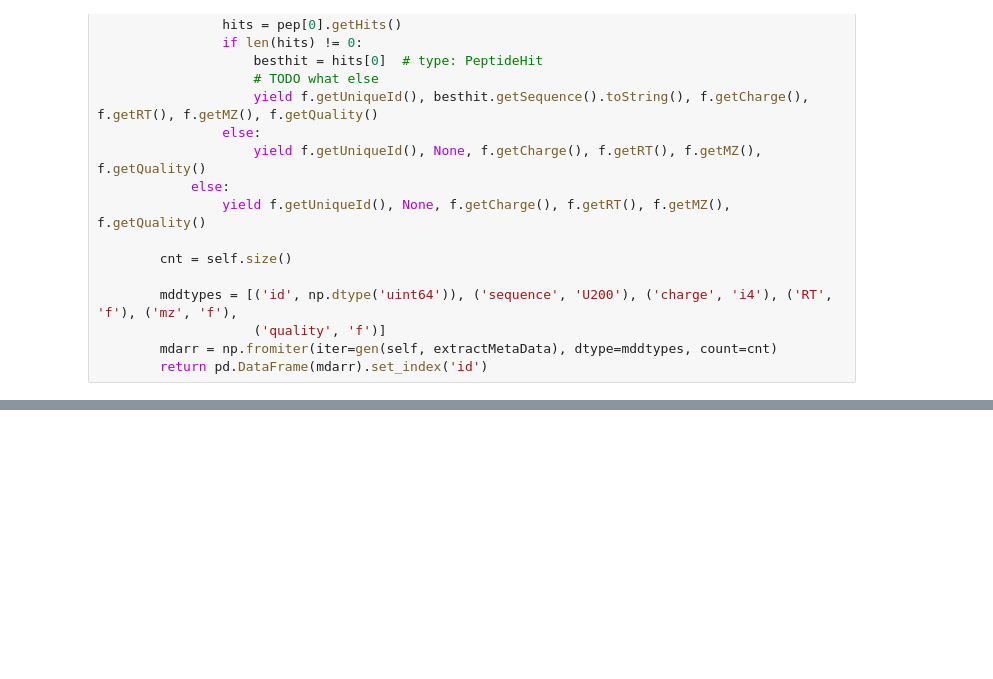
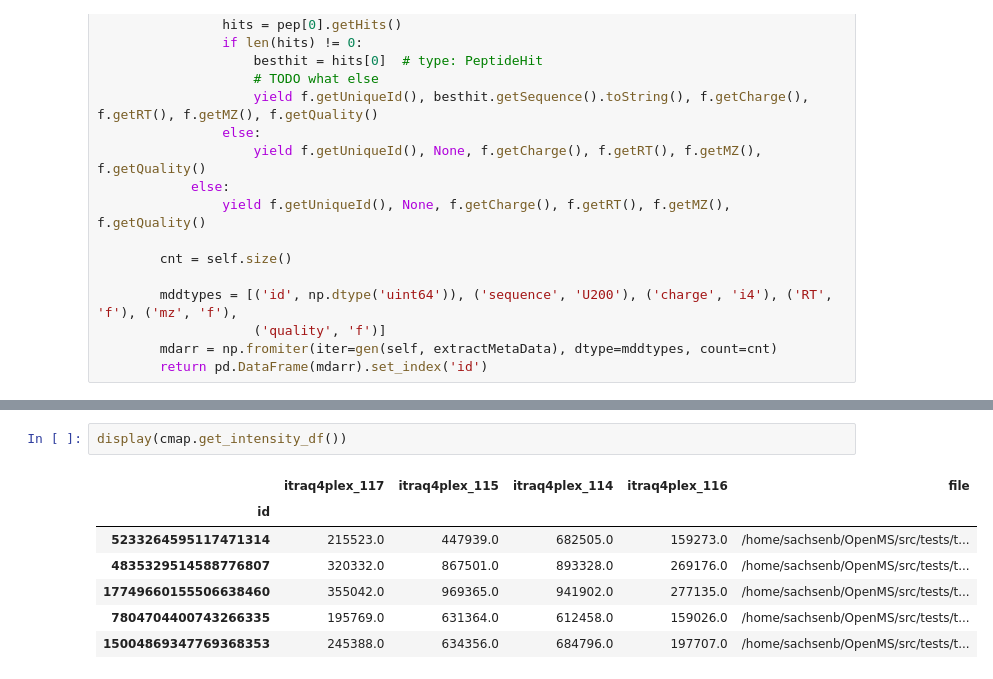
Before and after one commit to jpfeuffer/pyopenmspandas, a Jupyter notebook: PyopenmsPandas.ipynb, the cells around one changed output, grey strips where cells are left out. Saved outputs shown, nothing was run; the diff lists cells and outputs as text; blank space fills up the shorter version.

```diff
--- a/PyopenmsPandas.ipynb
+++ b/PyopenmsPandas.ipynb
@@ -152,0 +173,10 @@ id
+# %%
+display(cmap.get_intensity_df())
+# %% [output]
+|  | itraq4plex_117 | itraq4plex_115 | itraq4plex_114 | itraq4plex_116 | file |
+| id |  |  |  |  |  |
+| 5233264595117471314 | 215523.0 | 447939.0 | 682505.0 | 159273.0 | /home/sachsenb/OpenMS/src/tests/t... |
+| 4835329514588776807 | 320332.0 | 867501.0 | 893328.0 | 269176.0 | /home/sachsenb/OpenMS/src/tests/t... |
+| 17749660155506638460 | 355042.0 | 969365.0 | 941902.0 | 277135.0 | /home/sachsenb/OpenMS/src/tests/t... |
+| 7804704400743266335 | 195769.0 | 631364.0 | 612458.0 | 159026.0 | /home/sachsenb/OpenMS/src/tests/t... |
+| 15004869347769368353 | 245388.0 | 634356.0 | 684796.0 | 197707.0 | /home/sachsenb/OpenMS/src/tests/t... |
```
Also changed, not shown: parts of 11 cells of this notebook.
